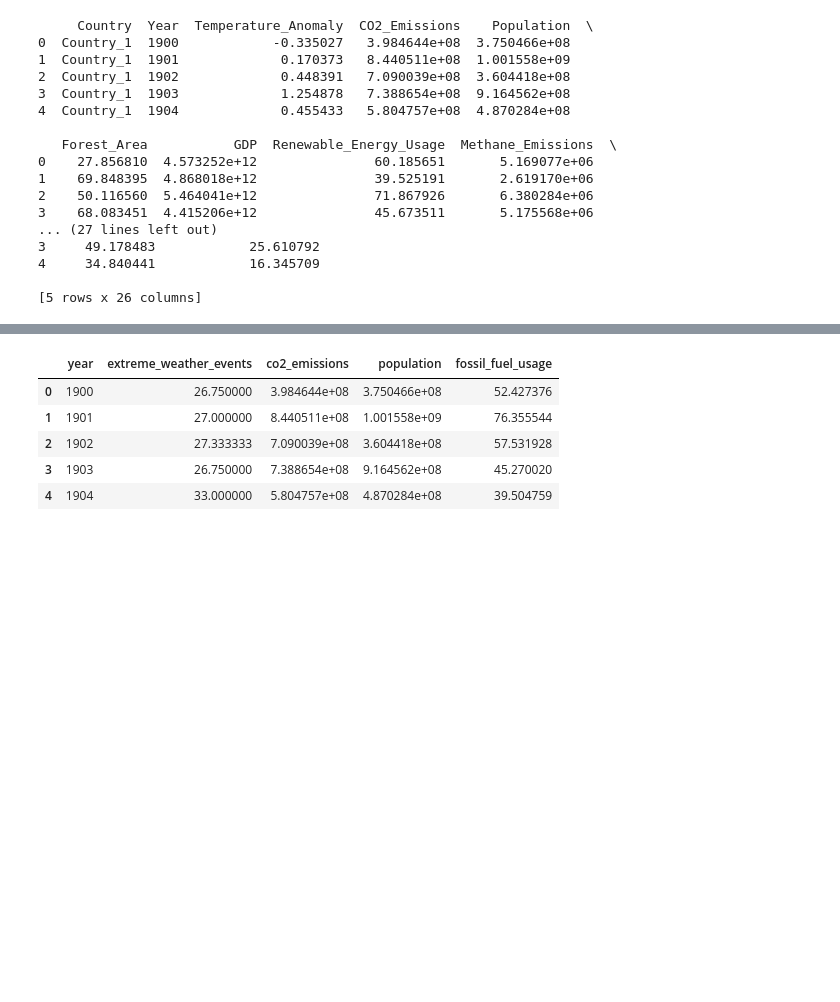
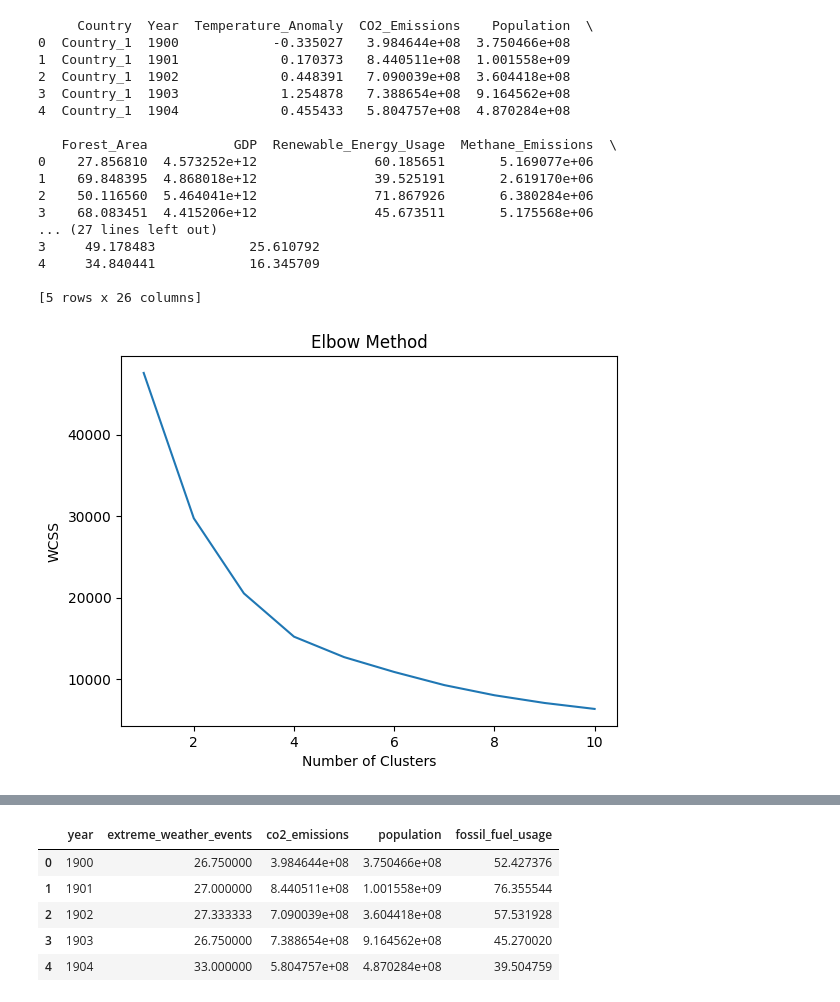
Before and after one commit to CaptDon71/project_4_machine_learning, a Jupyter notebook: data_preprocessing_DON.ipynb, the cells around one changed output, grey strips where cells are left out. Cells and saved outputs as stored; diff of their text form; code cells hidden in the pictures; blank space fills up the shorter version.

Commit message:
Added Kmeans and evaulation

```diff
--- a/data_preprocessing_DON.ipynb
+++ b/data_preprocessing_DON.ipynb
@@ -15,5 +18,5 @@ Saving cleaned_data.csv to cleaned_data.csv
 # %%
-path = "cleaned_data.csv"
+path = "cleaned_data (1).csv"
 # path ="Book1.csv"
 gw_df = pd.read_csv(io.BytesIO(uploaded[path]))
 print(gw_df.head())
@@ -35,3 +38,25 @@ print(gw_df.head())
 4     34.840441            16.345709
 
 [5 rows x 26 columns]
+# %%
+# Preprocess the data (assuming 'Average_Temperature ' and 'Year' columns are numeric and relevant)
+X = gw_df[['Average_Temperature', 'Year']]
+scaler = StandardScaler()
+X_scaled = scaler.fit_transform(X)
+
+
+# Find the optimal number of clusters using the elbow method
+wcss = []
+for i in range(1, 11):
+    kmeans = KMeans(n_clusters=i, init='k-means++', random_state=42)
+    kmeans.fit(X_scaled)
+    wcss.append(kmeans.inertia_)
+
+# Plot the elbow method graph
+plt.plot(range(1, 11), wcss)
+plt.title('Elbow Method')
+plt.xlabel('Number of Clusters')
+plt.ylabel('WCSS')
+plt.show()
+# %% [output]
+[figure, added]
```
Also changed, not shown: parts of 3 cells of this notebook.
